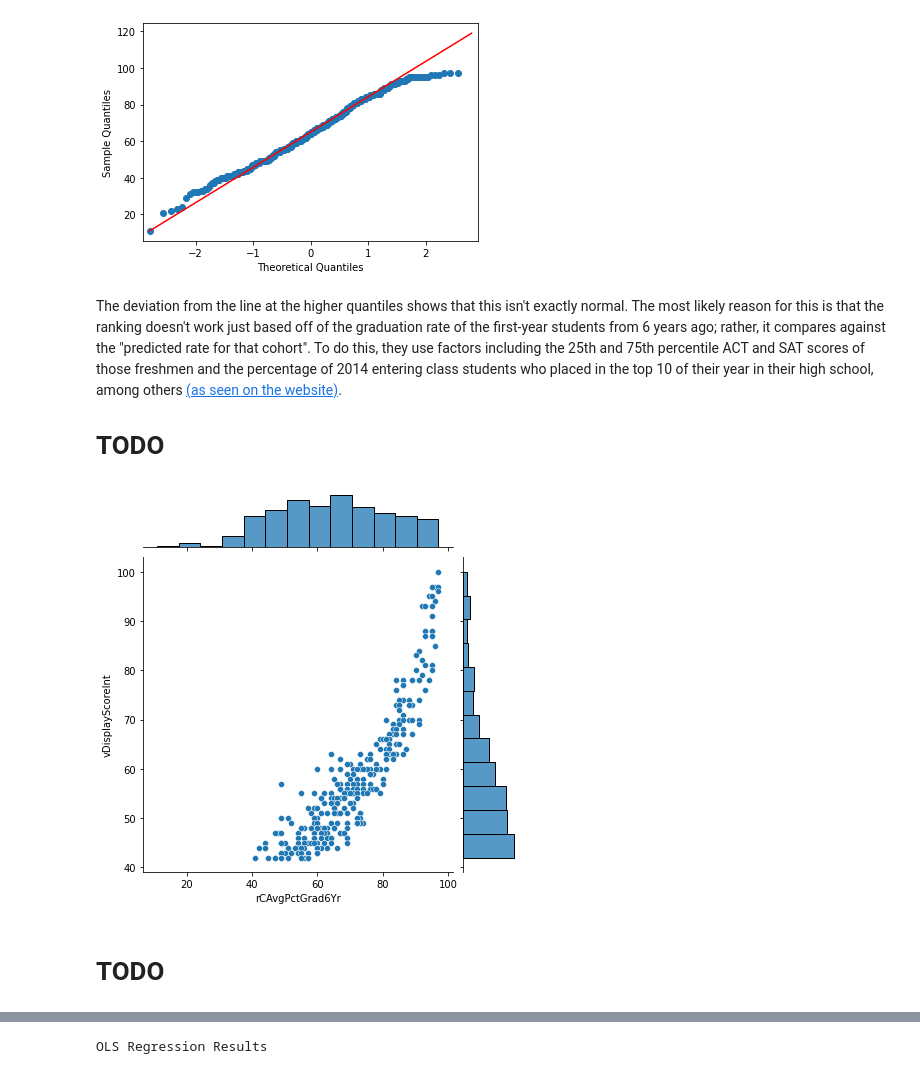
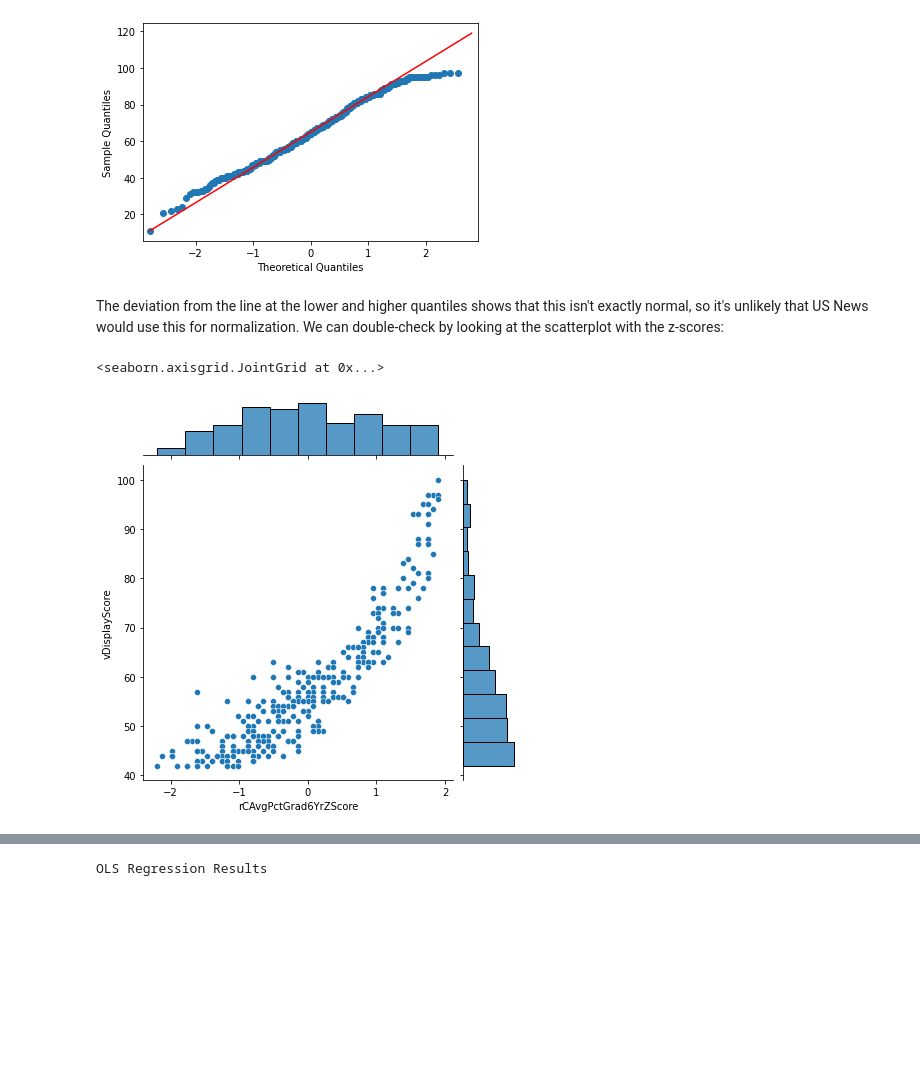
Before and after one commit to Aurathic/USNews-Colleges-Web-Scraper, a Jupyter notebook: python_web_scraper/web_scraping_2.ipynb, the cells around one changed output, grey strips where cells are left out. Cells and saved outputs as stored; diff of their text form; code cells hidden in the pictures; blank space fills up the shorter version.

```diff
--- a/python_web_scraper/web_scraping_2.ipynb
+++ b/python_web_scraper/web_scraping_2.ipynb
@@ -172,20 +168,5 @@ with open('all_univ_compressed_key.json', 'r') as infile:
 # %%
-univ_df = pd.DataFrame(all_univ_data)
-
-salaries = pd.read_csv("all_univ_rows.csv")["Median starting salary of alumni "].apply(
-          lambda x: x if pd.isna(x) else int(x[1:].replace(",","")))
-univ_df['payscaleOverallStarting'] = salaries
-
-univ_df["vStudentFacultyRatio"] = univ_df["vStudentFacultyRatio"].apply(\
-                        lambda x: int(x[:-2]) if pd.notna(x) else np.nan)
-
-# Normalize set of columns
-def json_normalize_column(df, col_name):
-    return pd.concat([df,pd.json_normalize(df[col_name])], axis=1)
-
-for col in ["gStudentGenderDistribution", "gFraternityMembers", "gSororityMembers"]:
-    univ_df = json_normalize_column(univ_df, col)
-
+univ_df_norm = pd.json_normalize(univ_df.to_dict('records'), sep="_") # un-nest the nested variables
 univ_df.head()
 # %% [output]
 |  | primaryKey | xwalkId | urlName | displayName | shortName | city | state | zip | website | ... |
@@ -339,12 +360,12 @@ ax = sm.qqplot(univ_df["rCAvgPctGrad6Yr"], line="q")
 # %% [output]
 [figure]
 # %% [markdown]
-The deviation from the line at the higher quantiles shows that this isn't exactly normal. The most likely reason for this is that the ranking doesn't work just based off of the graduation rate of the first-year students from 6 years ago; rather, it compares against the "predicted rate for that cohort". To do this, they use factors including the 25th and 75th percentile ACT and SAT scores of those freshmen and the percentage of 2014 entering class students who placed in the top 10 of their year in their high school, among others [(as seen on the website)](https://www.usnews.com/media/best-colleges/graduation-rate-performance).
-# TODO
+The deviation from the line at the lower and higher quantiles shows that this isn't exactly normal, so it's unlikely that US News would use this for normalization. We can double-check by looking at the scatterplot with the z-scores:
 # %%
-jp = sns.jointplot(x="rCAvgPctGrad6Yr",y="vDisplayScoreInt", data=univ_df)
-#jp.figure.axes[0].set(yscale="log")
+import scipy
+univ_df["rCAvgPctGrad6YrZScore"] = scipy.stats.zscore(univ_df["rCAvgPctGrad6Yr"])
+jp = sns.jointplot(x="rCAvgPctGrad6YrZScore",y="vDisplayScore", data=univ_df)
+jp.figure.axes[0].set(xlabel="Average 6-Year Graduation Percentage (z-score)", ylabel="Score")
 # %% [output]
+<seaborn.axisgrid.JointGrid at 0x...>
-[figure, old version]
+[figure, new version]
-# %% [markdown]
-# TODO
```
Also changed, not shown: parts of 61 cells of this notebook, 3 other files.
